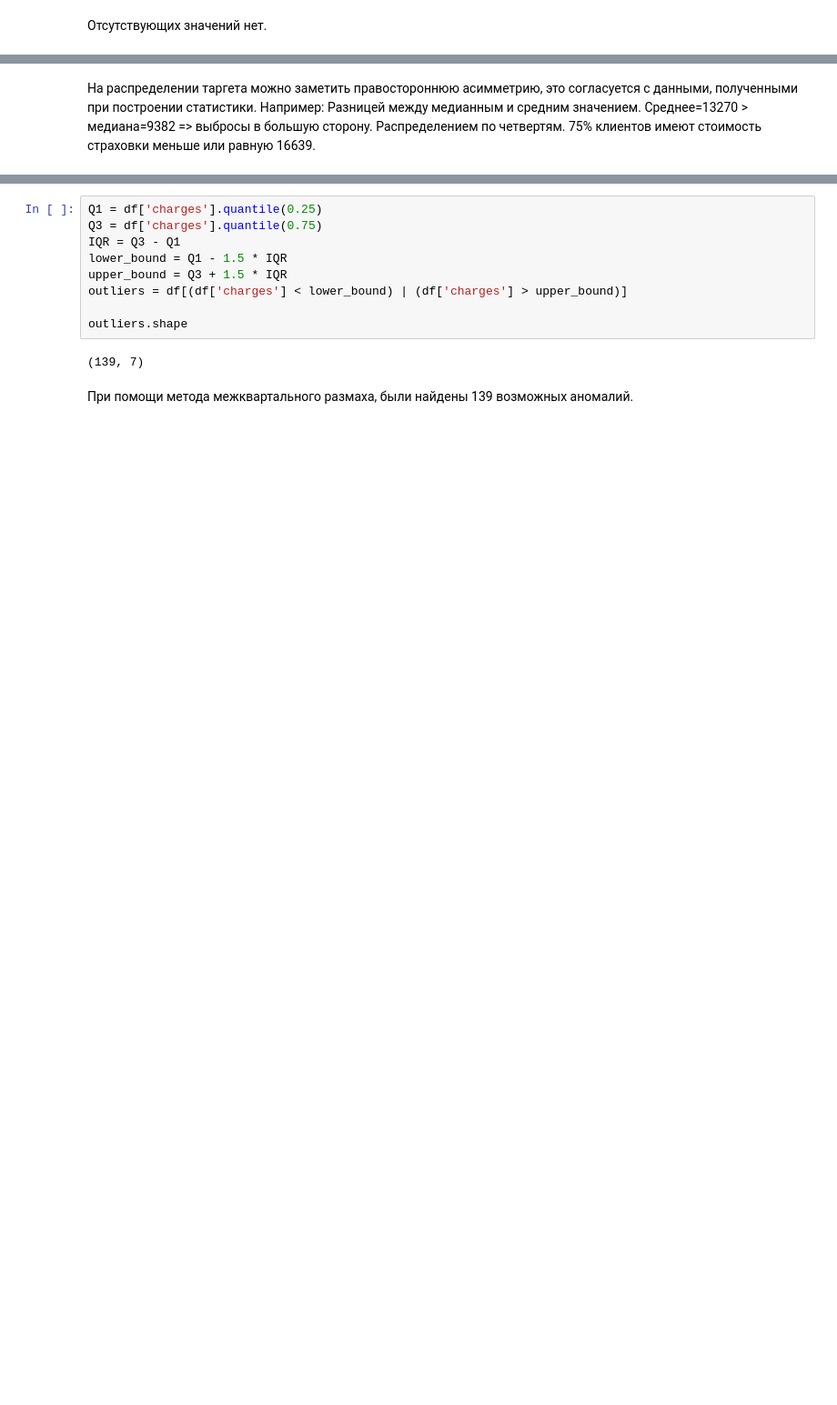
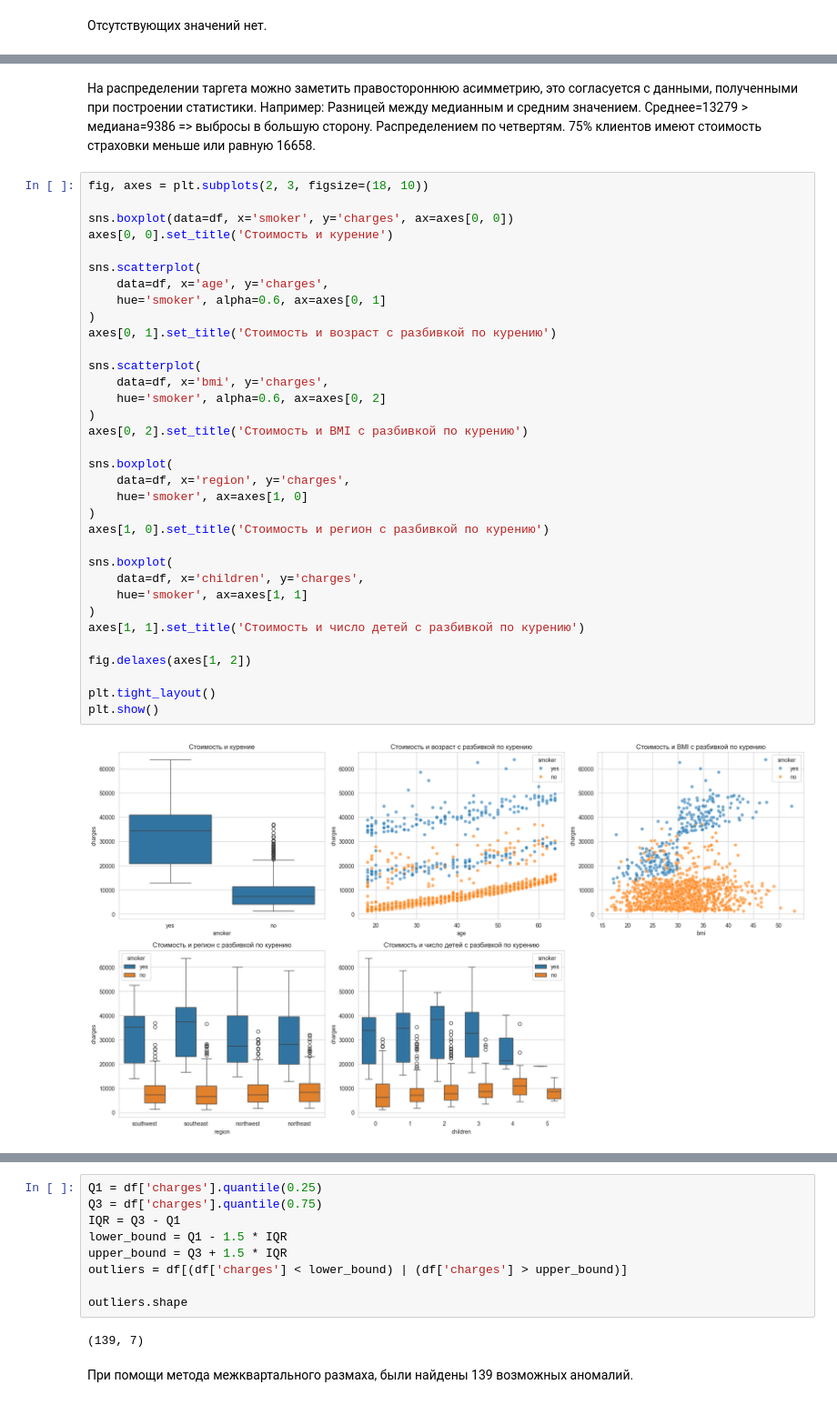
Before and after one commit to PalamarchukSofiia/ml_lab-1, a Jupyter notebook: notebook.ipynb, the cells around one changed output, grey strips where cells are left out. Shown at 91% size. Saved outputs shown, nothing was run; the diff lists cells and outputs as text; blank space fills up the shorter version.

```diff
--- a/notebook.ipynb
+++ b/notebook.ipynb
@@ -61,5 +76,41 @@ plt.show()
 # %% [markdown]
 На распределении таргета можно заметить правостороннюю асимметрию, это согласуется с данными, полученными при построении статистики.
 Например:
-    Разницей между медианным и средним значением. Среднее=13270 > медиана=9382 => выбросы в большую сторону.
-    Распределением по четвертям. 75% клиентов имеют стоимость страховки меньше или равную 16639.
+    Разницей между медианным и средним значением. Среднее=13279 > медиана=9386 => выбросы в большую сторону.
+    Распределением по четвертям. 75% клиентов имеют стоимость страховки меньше или равную 16658.
+# %%
+fig, axes = plt.subplots(2, 3, figsize=(18, 10))
+
+sns.boxplot(data=df, x='smoker', y='charges', ax=axes[0, 0])
+axes[0, 0].set_title('Стоимость и курение')
+
+sns.scatterplot(
+    data=df, x='age', y='charges',
+    hue='smoker', alpha=0.6, ax=axes[0, 1]
+)
+axes[0, 1].set_title('Стоимость и возраст с разбивкой по курению')
+
+sns.scatterplot(
+    data=df, x='bmi', y='charges',
+    hue='smoker', alpha=0.6, ax=axes[0, 2]
+)
+axes[0, 2].set_title('Стоимость и BMI с разбивкой по курению')
+
+sns.boxplot(
+    data=df, x='region', y='charges',
+    hue='smoker', ax=axes[1, 0]
+)
+axes[1, 0].set_title('Стоимость и регион с разбивкой по курению')
+
+sns.boxplot(
+    data=df, x='children', y='charges',
+    hue='smoker', ax=axes[1, 1]
+)
+axes[1, 1].set_title('Стоимость и число детей с разбивкой по курению')
+
+fig.delaxes(axes[1, 2])
+
+plt.tight_layout()
+plt.show()
+# %% [output]
+[figure, added]
```
Also changed, not shown: parts of 41 cells of this notebook.
